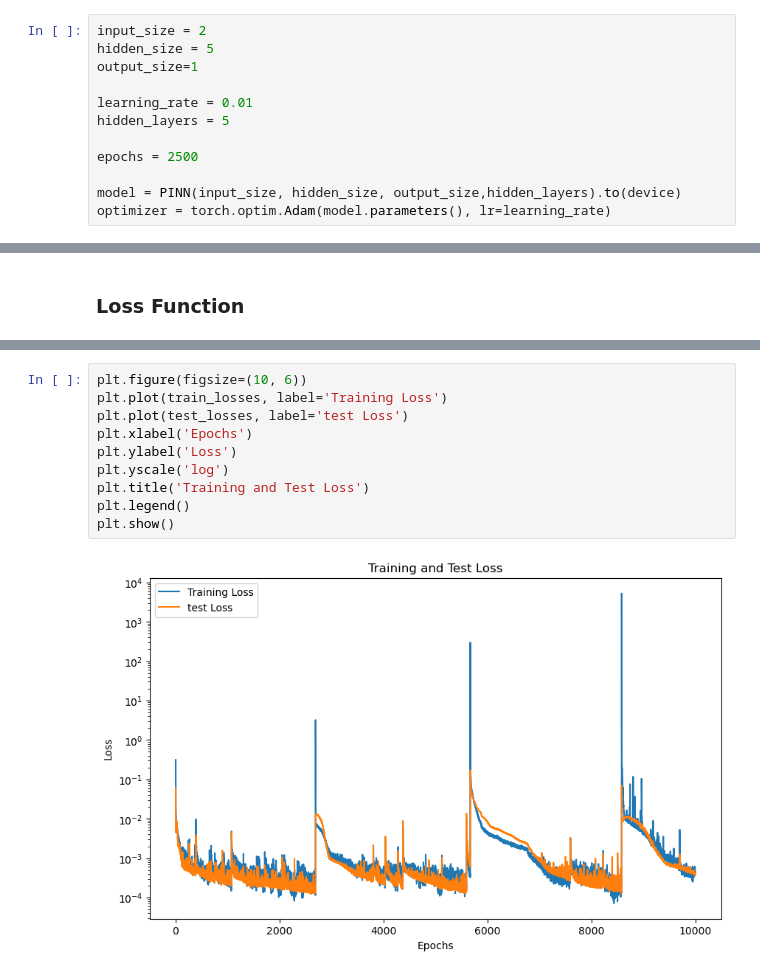
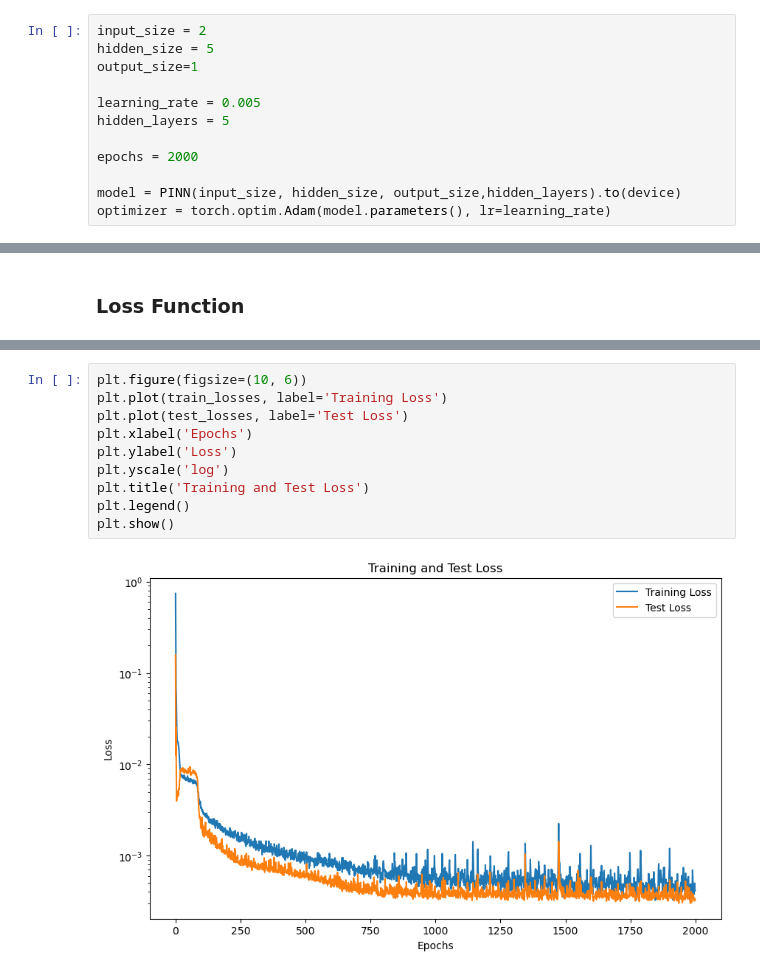
Before and after one commit to radhikrammohan/1D_HT_Pinn, a Jupyter notebook: Data-prep/PINN/Basic_training/1D_PINN.ipynb, the cells around one changed output, grey strips where cells are left out. Saved outputs shown, nothing was run; the diff lists cells and outputs as text.

```diff
--- a/Data-prep/PINN/Basic_training/1D_PINN.ipynb
+++ b/Data-prep/PINN/Basic_training/1D_PINN.ipynb
@@ -250,10 +250,10 @@ input_size = 2
 hidden_size = 5
 output_size=1
 
-learning_rate = 0.01
+learning_rate = 0.005
 hidden_layers = 5
 
-epochs = 2500
+epochs = 2000
 
 model = PINN(input_size, hidden_size, output_size,hidden_layers).to(device)
 optimizer = torch.optim.Adam(model.parameters(), lr=learning_rate)
@@ -290,15 +308,15 @@ tensor(1., device='cuda:0')
 # %%
 plt.figure(figsize=(10, 6))
 plt.plot(train_losses, label='Training Loss')
-plt.plot(test_losses, label='test Loss')
+plt.plot(test_losses, label='Test Loss')
 plt.xlabel('Epochs')
 plt.ylabel('Loss')
 plt.yscale('log')
 plt.title('Training and Test Loss')
 plt.legend()
 plt.show()
 # %% [output]
-[figure, old version]
+[figure, new version]
 # %%
 pde_losses = np.array(pde_losses)
 bc_losses = np.array(bc_losses)
```
Also changed, not shown: parts of 4 cells of this notebook.
